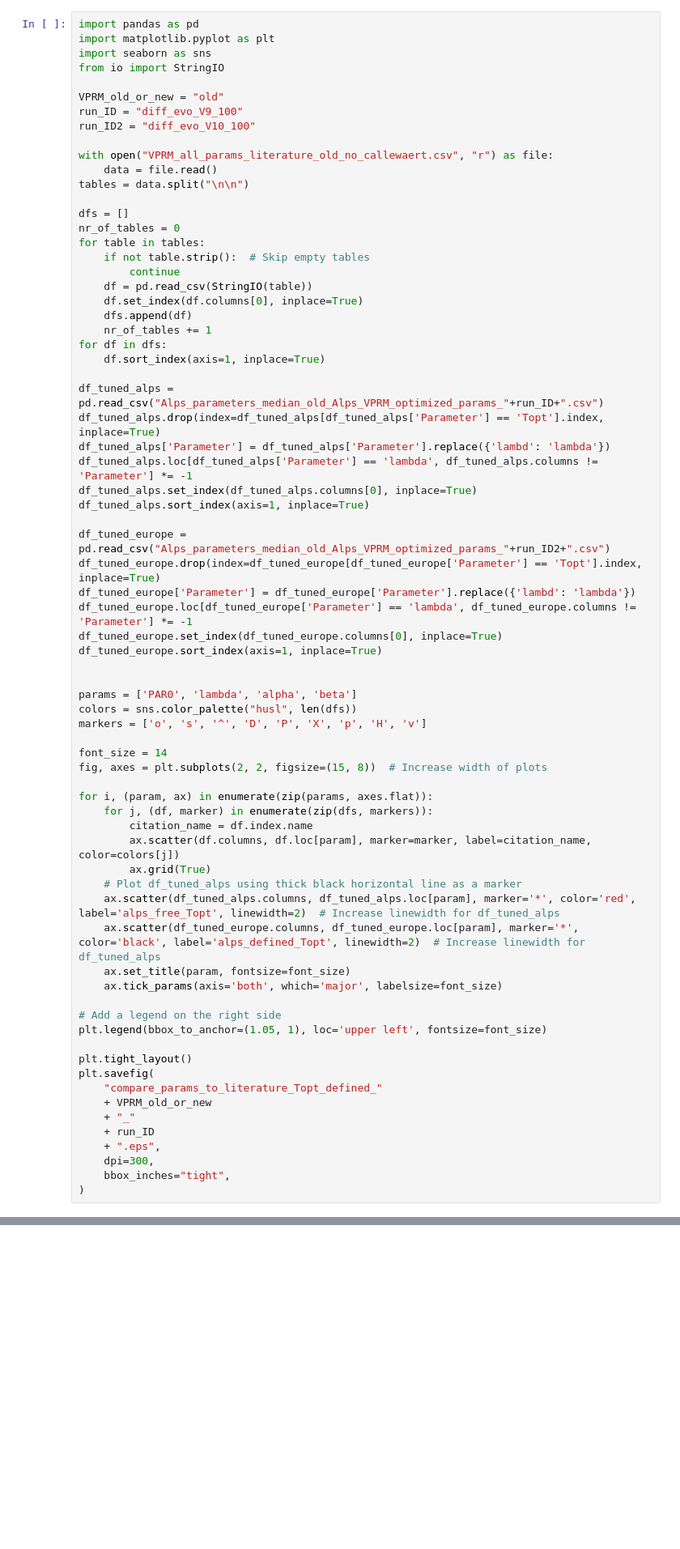
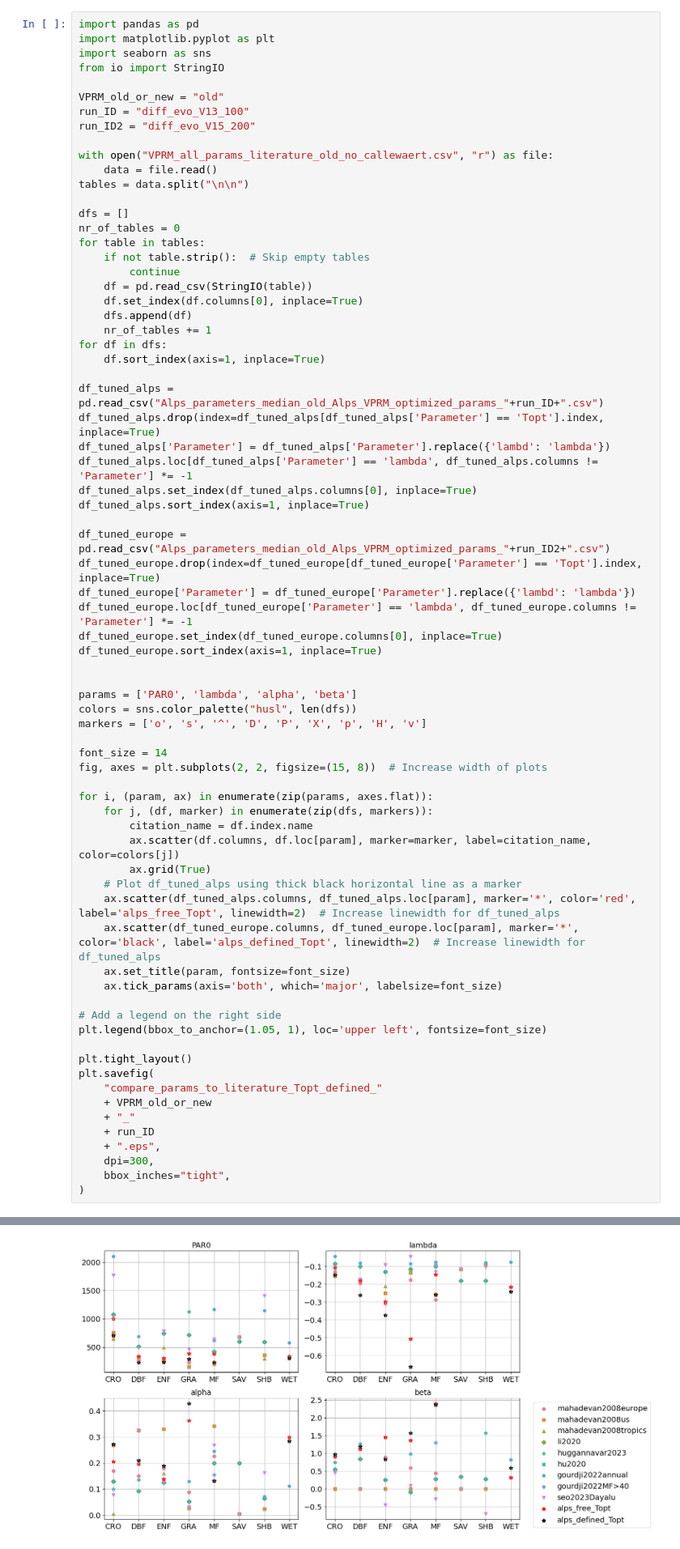
Before and after one commit to mareitzef/VPRM_tools, a Jupyter notebook: plot_VPRM_literature.ipynb, the cells around one changed output, grey strips where cells are left out. Shown: that part at 81% size. Drawn from its saved outputs; the diff is of its cells as text; blank space fills up the shorter version.

```diff
--- a/plot_VPRM_literature.ipynb
+++ b/plot_VPRM_literature.ipynb
@@ -5,8 +5,8 @@ import seaborn as sns
 from io import StringIO
 
 VPRM_old_or_new = "old"
-run_ID = "diff_evo_V9_100"
-run_ID2 = "diff_evo_V10_100"
+run_ID = "diff_evo_V13_100"
+run_ID2 = "diff_evo_V15_200"
 
 with open("VPRM_all_params_literature_old_no_callewaert.csv", "r") as file:
     data = file.read()
@@ -70,3 +70,4 @@ plt.savefig(
     dpi=300,
     bbox_inches="tight",
 )
+# %% [output]
@@ -73,3 +76,4 @@ plt.savefig(
+[figure, added]
 # %%
 # import pandas as pd
 # import matplotlib.pyplot as plt
```
Also changed, not shown: parts of 1 cell of this notebook, 2 other files.
